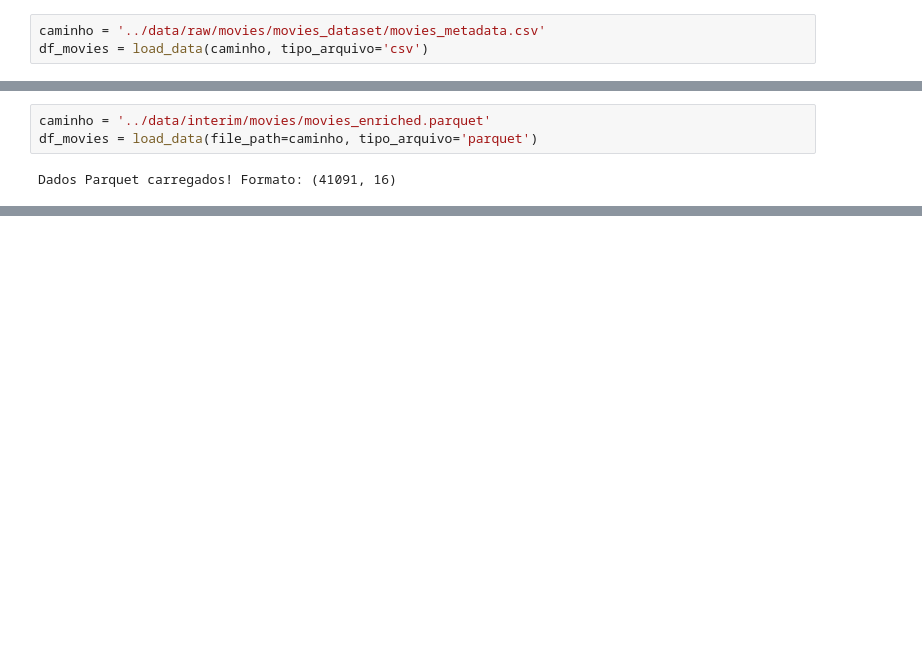
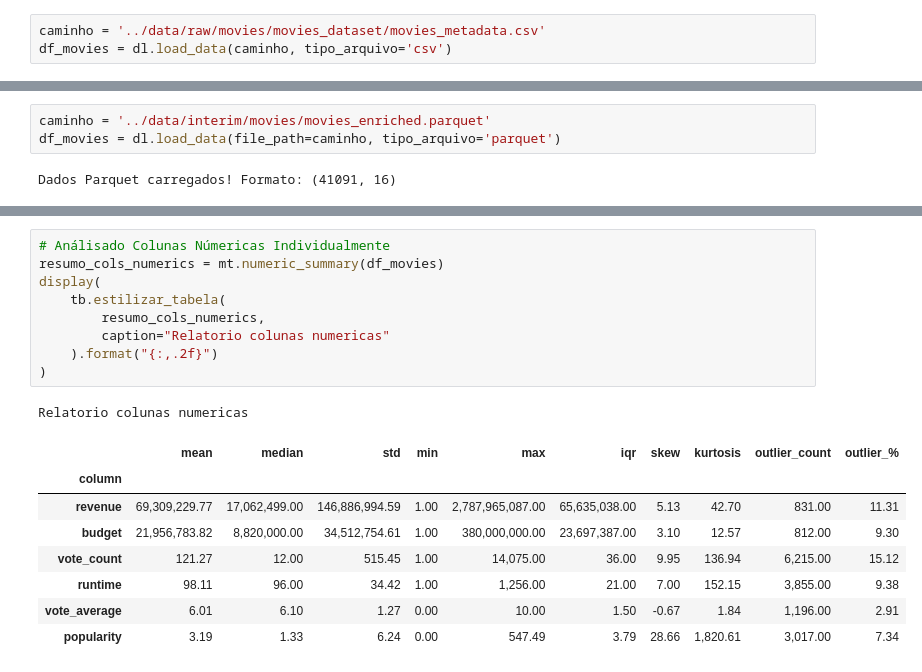
Before and after one commit to AleCecilio/entertainment_industry_performance_analysis, a Jupyter notebook: notebooks/05_eda_movies.ipynb, the cells around one changed output, grey strips where cells are left out. Cells and saved outputs as stored; diff of their text form; blank space fills up the shorter version.

```diff
--- a/notebooks/05_eda_movies.ipynb
+++ b/notebooks/05_eda_movies.ipynb
@@ -36,7 +30,7 @@ from src import (
 ## Carregando Dados
 # %%
 caminho = '../data/raw/movies/movies_dataset/movies_metadata.csv'
-df_movies = load_data(caminho, tipo_arquivo='csv')
+df_movies = dl.load_data(caminho, tipo_arquivo='csv')
 # %% [output]
 Dados CSV carregados! Formato: (45466, 24)
 # %% [markdown]
@@ -633,7 +627,7 @@ O objetivo é explorar individualmente nossas colunas em busca de padrões que s
 ### Carregando dataframe após limpeza e engenharia de features iniciais
 # %%
 caminho = '../data/interim/movies/movies_enriched.parquet'
-df_movies = load_data(file_path=caminho, tipo_arquivo='parquet')
+df_movies = dl.load_data(file_path=caminho, tipo_arquivo='parquet')
 # %% [output]
 Dados Parquet carregados! Formato: (41091, 16)
 # %%
@@ -665,3 +659,22 @@ Colunas do dataframe
 | 13 | title |
 | 14 | vote_average |
 | 15 | vote_count |
+# %%
+# Análisado Colunas Númericas Individualmente
+resumo_cols_numerics = mt.numeric_summary(df_movies)
+display(
+    tb.estilizar_tabela(
+        resumo_cols_numerics,
+        caption="Relatorio colunas numericas"
+    ).format("{:,.2f}")
+)
+# %% [output]
+Relatorio colunas numericas
+|  | mean | median | std | min | max | iqr | skew | kurtosis | outlier_count | outlier_% |
+| column |  |  |  |  |  |  |  |  |  |  |
+| revenue | 69,309,229.77 | 17,062,499.00 | 146,886,994.59 | 1.00 | 2,787,965,087.00 | 65,635,038.00 | 5.13 | 42.70 | 831.00 | 11.31 |
+| budget | 21,956,783.82 | 8,820,000.00 | 34,512,754.61 | 1.00 | 380,000,000.00 | 23,697,387.00 | 3.10 | 12.57 | 812.00 | 9.30 |
+| vote_count | 121.27 | 12.00 | 515.45 | 1.00 | 14,075.00 | 36.00 | 9.95 | 136.94 | 6,215.00 | 15.12 |
+| runtime | 98.11 | 96.00 | 34.42 | 1.00 | 1,256.00 | 21.00 | 7.00 | 152.15 | 3,855.00 | 9.38 |
+| vote_average | 6.01 | 6.10 | 1.27 | 0.00 | 10.00 | 1.50 | -0.67 | 1.84 | 1,196.00 | 2.91 |
+| popularity | 3.19 | 1.33 | 6.24 | 0.00 | 547.49 | 3.79 | 28.66 | 1,820.61 | 3,017.00 | 7.34 |
```
Also changed, not shown: parts of 18 cells of this notebook, 15 other files.
